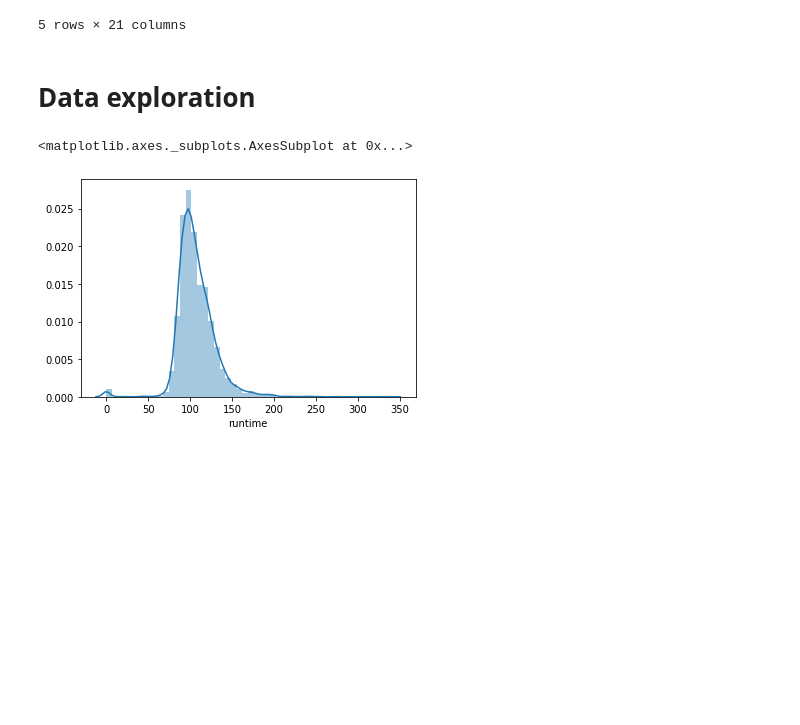
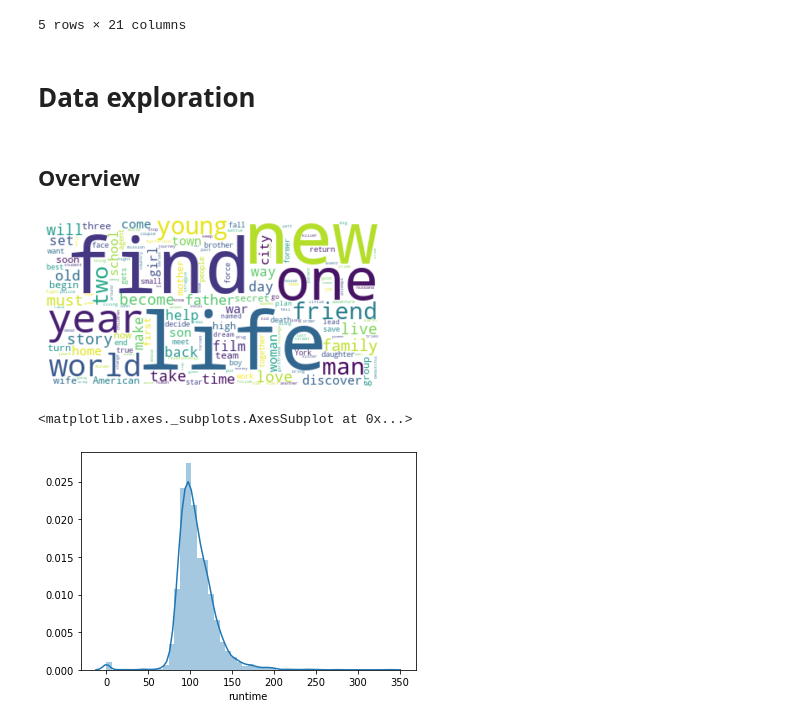
Before and after one commit to leyaof/movie-analysis, a Jupyter notebook: movie-analysis.ipynb, the cells around one changed output. Saved outputs shown, nothing was run; the diff lists cells and outputs as text; code cells hidden in the pictures; blank space fills up the shorter version.

```diff
--- a/movie-analysis.ipynb
+++ b/movie-analysis.ipynb
@@ -191,3 +196,17 @@ data.head()
+# %% [markdown]
+## Overview
+# %%
+stopwords = set(STOPWORDS)
+data['overview'] = data['overview'].astype('str')
+overview_text = " ".join(data['overview'])
+keywords_cloud = WordCloud(stopwords=stopwords,
+                           collocations=False,
+                           background_color="white").generate(overview_text)
+plt.imshow(keywords_cloud, interpolation='bilinear')
+plt.axis("off")
+plt.show()
+# %% [output]
+[figure, added]
 # %%
 import seaborn as sns
 # %%
```
Also changed, not shown: parts of 9 cells of this notebook.
